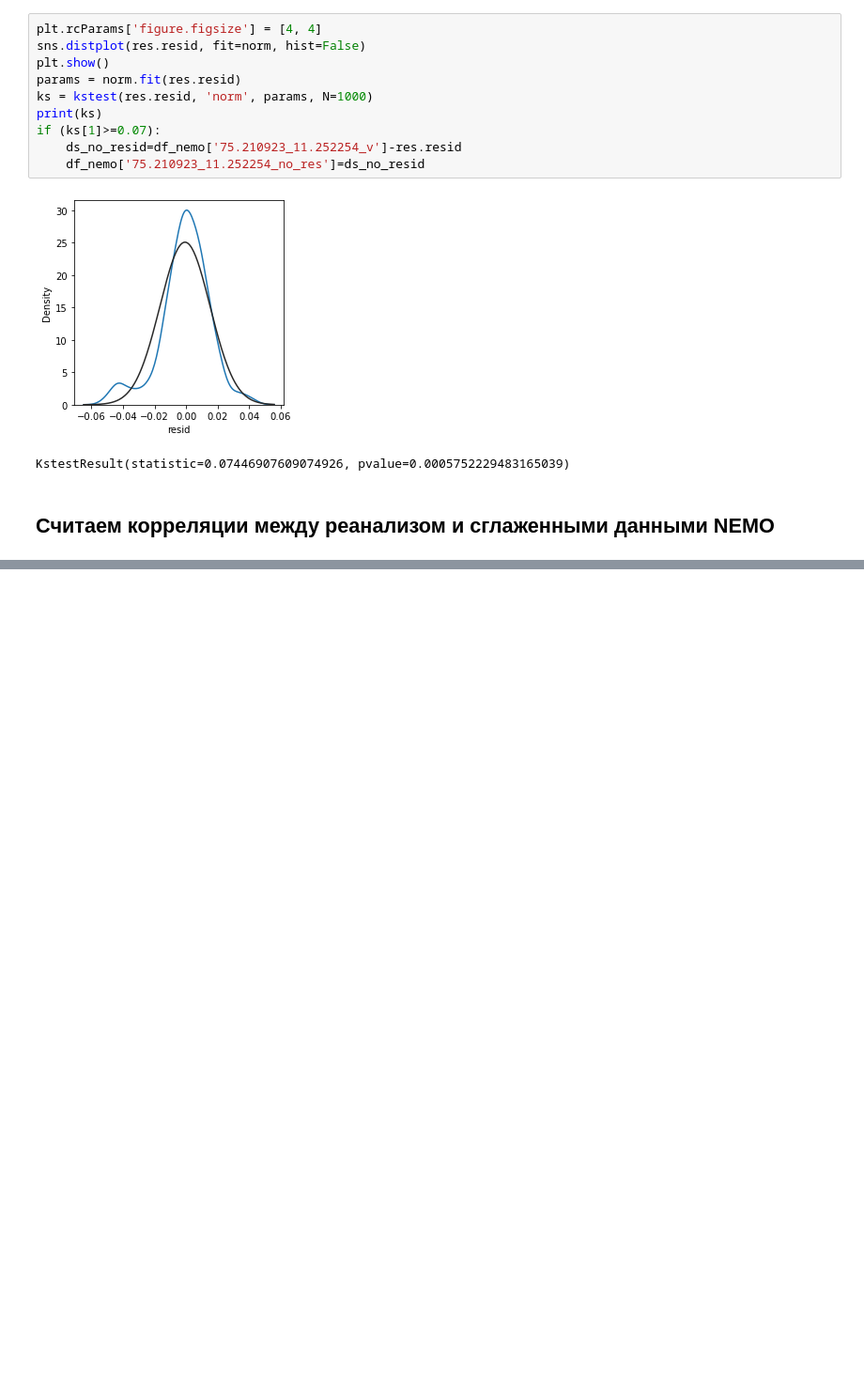
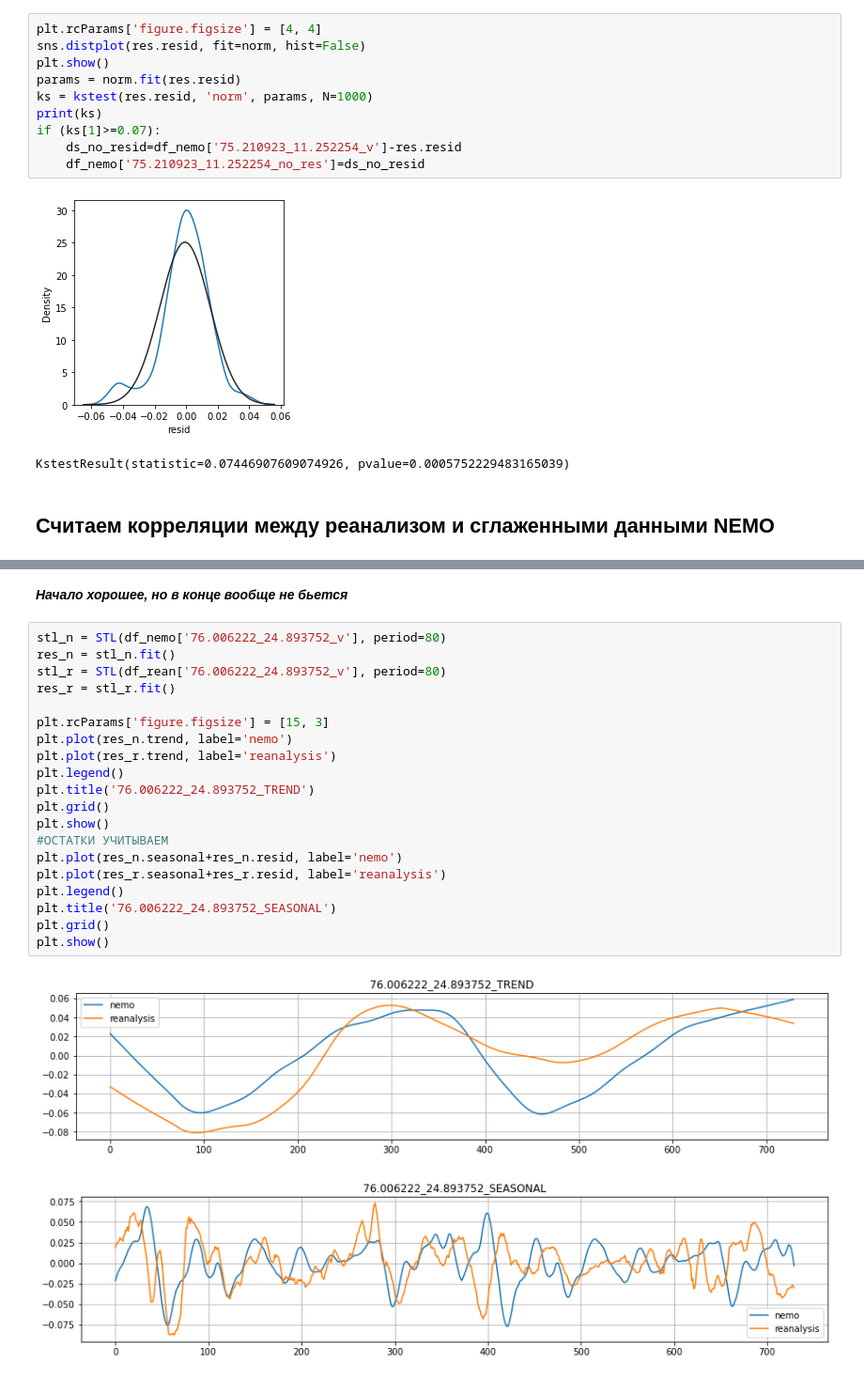
Before and after one commit to ChrisLisbon/ITMO_master_degree_classes, a Jupyter notebook: Research_work(NEMO)/ARIMA+NEMO_as_exog.ipynb, the cells around one changed output, grey strips where cells are left out. Shown at 94% size. Drawn from its saved outputs; the diff is of its cells as text; blank space fills up the shorter version.

```diff
--- a/Research_work(NEMO)/ARIMA+NEMO_as_exog.ipynb
+++ b/Research_work(NEMO)/ARIMA+NEMO_as_exog.ipynb
@@ -176,0 +288,25 @@ KstestResult(statistic=0.07446907609074926, pvalue=0.0005752229483165039)
+# %% [markdown]
+***Начало хорошее, но в конце вообще не бьется***
+# %%
+stl_n = STL(df_nemo['76.006222_24.893752_v'], period=80)
+res_n = stl_n.fit()
+stl_r = STL(df_rean['76.006222_24.893752_v'], period=80)
+res_r = stl_r.fit()
+
+plt.rcParams['figure.figsize'] = [15, 3]
+plt.plot(res_n.trend, label='nemo')
+plt.plot(res_r.trend, label='reanalysis')
+plt.legend()
+plt.title('76.006222_24.893752_TREND')
+plt.grid()
+plt.show()
+#ОСТАТКИ УЧИТЫВАЕМ
+plt.plot(res_n.seasonal+res_n.resid, label='nemo')
+plt.plot(res_r.seasonal+res_r.resid, label='reanalysis')
+plt.legend()
+plt.title('76.006222_24.893752_SEASONAL')
+plt.grid()
+plt.show()
+# %% [output]
+[figure, added]
+[figure, added]
```
Also changed, not shown: parts of 8 cells of this notebook.
